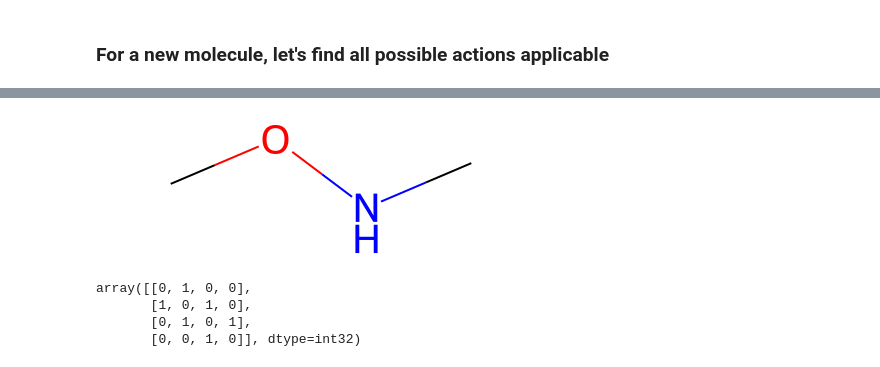
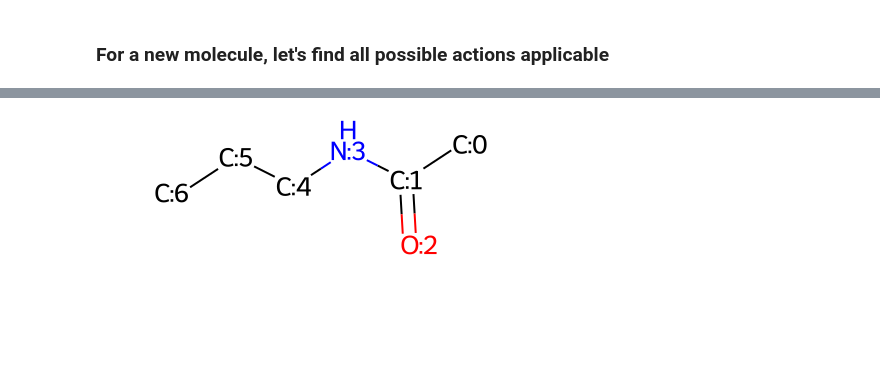
Before and after one commit to MrScabbyCreature/ReactionRL, a Jupyter notebook: uspto - simulator.ipynb, the cells around one changed output, grey strips where cells are left out. Drawn from its saved outputs; the diff is of its cells as text; code cells hidden in the pictures; blank space fills up the shorter version.

```diff
--- a/uspto - simulator.ipynb
+++ b/uspto - simulator.ipynb
@@ -428,13 +529,5 @@ temp_df
 # %%
-mol = Chem.MolFromSmiles("CONC")
+mol = mol_with_atom_index(Chem.MolFromSmiles("CC(=O)NCCC"))
+display(mol)
+# %% [output]
+[figure, added]
-# %%
-mol
-# %% [output]
-[figure, removed]
-# %%
-Chem.GetAdjacencyMatrix(mol)
-# %% [output]
-array([[0, 1, 0, 0],
-       [1, 0, 1, 0],
-       [0, 1, 0, 1],
-       [0, 0, 1, 0]], dtype=int32)
```
Also changed, not shown: parts of 32 cells of this notebook, 1 other file.
